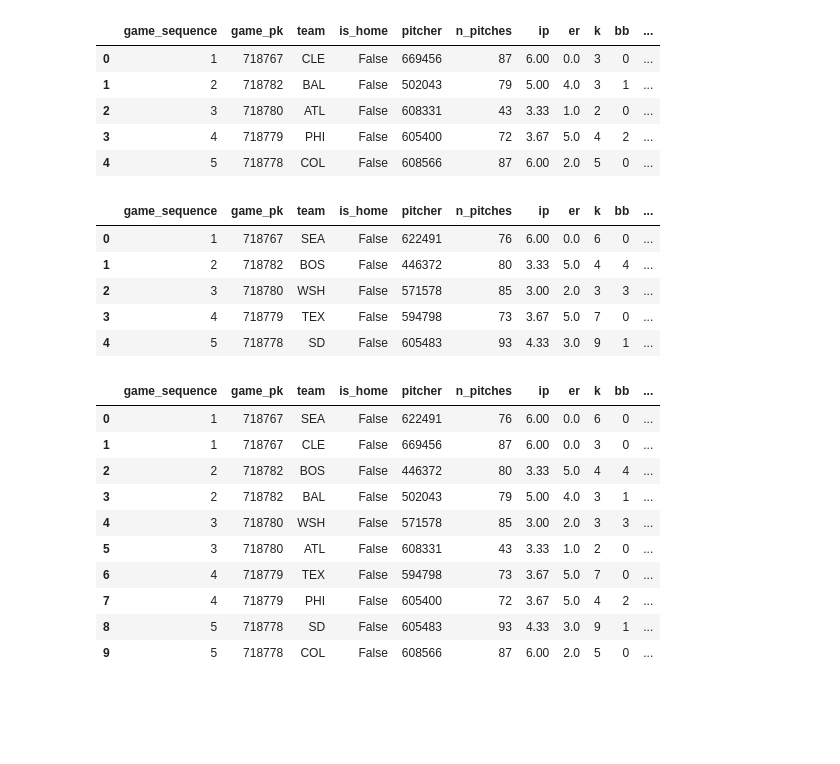
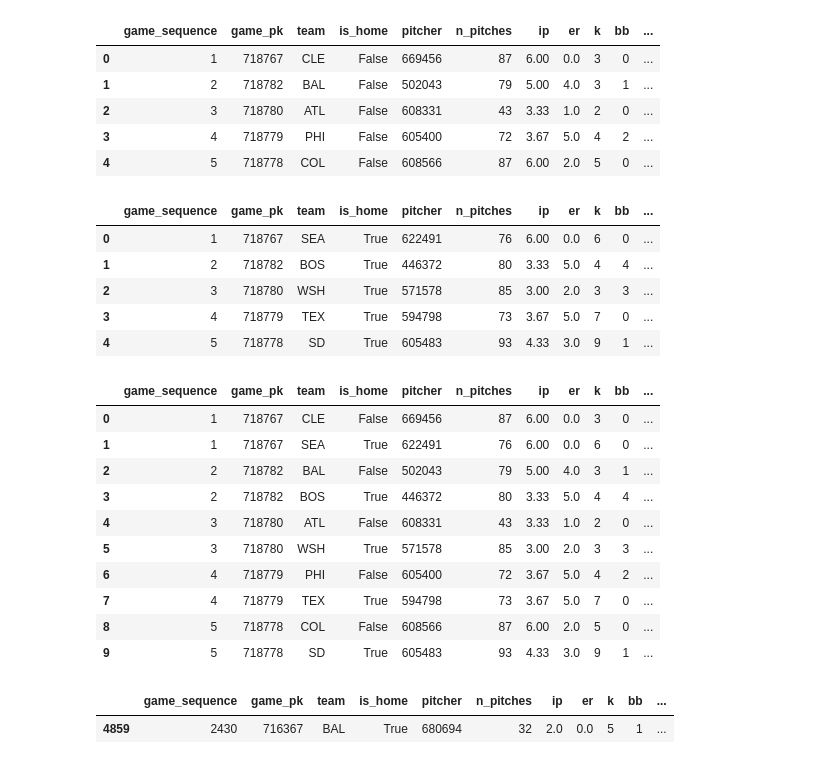
Before and after one commit to Stevey8/MLB-WL-prediction, a Jupyter notebook: cleaning_2023_data.ipynb, the cells around one changed output. Cells and saved outputs as stored; diff of their text form; code cells hidden in the pictures; blank space fills up the shorter version.

Commit message:
fix pitching is_home

```diff
--- a/cleaning_2023_data.ipynb
+++ b/cleaning_2023_data.ipynb
@@ -33,30 +36,36 @@ spaway2023_era.head()
 # %%
 sphome2023_era = sphome2023_era.rename(columns={'home_team':'team','home_sp':'pitcher','np':'n_pitches'})
 sphome2023_era.columns.values[0] = 'game_sequence'
-sphome2023_era.insert(3,'is_home',False)
+sphome2023_era.insert(3,'is_home',True)
 sphome2023_era['game_sequence']+=1
 sphome2023_era.head()
 # %% [output]
 |  | game_sequence | game_pk | team | is_home | pitcher | n_pitches | ip | er | k | bb | ... |
-| 0 | 1 | 718767 | SEA | False | 622491 | 76 | 6.00 | 0.0 | 6 | 0 | ... |
-| 1 | 2 | 718782 | BOS | False | 446372 | 80 | 3.33 | 5.0 | 4 | 4 | ... |
-| 2 | 3 | 718780 | WSH | False | 571578 | 85 | 3.00 | 2.0 | 3 | 3 | ... |
-| 3 | 4 | 718779 | TEX | False | 594798 | 73 | 3.67 | 5.0 | 7 | 0 | ... |
-| 4 | 5 | 718778 | SD | False | 605483 | 93 | 4.33 | 3.0 | 9 | 1 | ... |
+| 0 | 1 | 718767 | SEA | True | 622491 | 76 | 6.00 | 0.0 | 6 | 0 | ... |
+| 1 | 2 | 718782 | BOS | True | 446372 | 80 | 3.33 | 5.0 | 4 | 4 | ... |
+| 2 | 3 | 718780 | WSH | True | 571578 | 85 | 3.00 | 2.0 | 3 | 3 | ... |
+| 3 | 4 | 718779 | TEX | True | 594798 | 73 | 3.67 | 5.0 | 7 | 0 | ... |
+| 4 | 5 | 718778 | SD | True | 605483 | 93 | 4.33 | 3.0 | 9 | 1 | ... |
 # %%
 sp2023_era = pd.concat([sphome2023_era,spaway2023_era],axis=0).sort_values(by=['game_sequence','is_home']).reset_index(drop=True)
 sp2023_era.head(10)
 # %% [output]
 |  | game_sequence | game_pk | team | is_home | pitcher | n_pitches | ip | er | k | bb | ... |
-| 0 | 1 | 718767 | SEA | False | 622491 | 76 | 6.00 | 0.0 | 6 | 0 | ... |
-| 1 | 1 | 718767 | CLE | False | 669456 | 87 | 6.00 | 0.0 | 3 | 0 | ... |
-| 2 | 2 | 718782 | BOS | False | 446372 | 80 | 3.33 | 5.0 | 4 | 4 | ... |
-| 3 | 2 | 718782 | BAL | False | 502043 | 79 | 5.00 | 4.0 | 3 | 1 | ... |
-| 4 | 3 | 718780 | WSH | False | 571578 | 85 | 3.00 | 2.0 | 3 | 3 | ... |
-| 5 | 3 | 718780 | ATL | False | 608331 | 43 | 3.33 | 1.0 | 2 | 0 | ... |
-| 6 | 4 | 718779 | TEX | False | 594798 | 73 | 3.67 | 5.0 | 7 | 0 | ... |
-| 7 | 4 | 718779 | PHI | False | 605400 | 72 | 3.67 | 5.0 | 4 | 2 | ... |
-| 8 | 5 | 718778 | SD | False | 605483 | 93 | 4.33 | 3.0 | 9 | 1 | ... |
-| 9 | 5 | 718778 | COL | False | 608566 | 87 | 6.00 | 2.0 | 5 | 0 | ... |
+| 0 | 1 | 718767 | CLE | False | 669456 | 87 | 6.00 | 0.0 | 3 | 0 | ... |
+| 1 | 1 | 718767 | SEA | True | 622491 | 76 | 6.00 | 0.0 | 6 | 0 | ... |
+| 2 | 2 | 718782 | BAL | False | 502043 | 79 | 5.00 | 4.0 | 3 | 1 | ... |
+| 3 | 2 | 718782 | BOS | True | 446372 | 80 | 3.33 | 5.0 | 4 | 4 | ... |
+| 4 | 3 | 718780 | ATL | False | 608331 | 43 | 3.33 | 1.0 | 2 | 0 | ... |
+| 5 | 3 | 718780 | WSH | True | 571578 | 85 | 3.00 | 2.0 | 3 | 3 | ... |
+| 6 | 4 | 718779 | PHI | False | 605400 | 72 | 3.67 | 5.0 | 4 | 2 | ... |
+| 7 | 4 | 718779 | TEX | True | 594798 | 73 | 3.67 | 5.0 | 7 | 0 | ... |
+| 8 | 5 | 718778 | COL | False | 608566 | 87 | 6.00 | 2.0 | 5 | 0 | ... |
+| 9 | 5 | 718778 | SD | True | 605483 | 93 | 4.33 | 3.0 | 9 | 1 | ... |
 # %%
 sp2023_era.to_csv('cleaned_pitching_data_2023_starter_era.csv', index=True)
+# %%
+sp2023_era.shape
+sp2023_era.tail(1)
+# %% [output]
+|  | game_sequence | game_pk | team | is_home | pitcher | n_pitches | ip | er | k | bb | ... |
+| 4859 | 2430 | 716367 | BAL | True | 680694 | 32 | 2.0 | 0.0 | 5 | 1 | ... |
```
Also changed, not shown: parts of 8 cells of this notebook, 1 other file.
